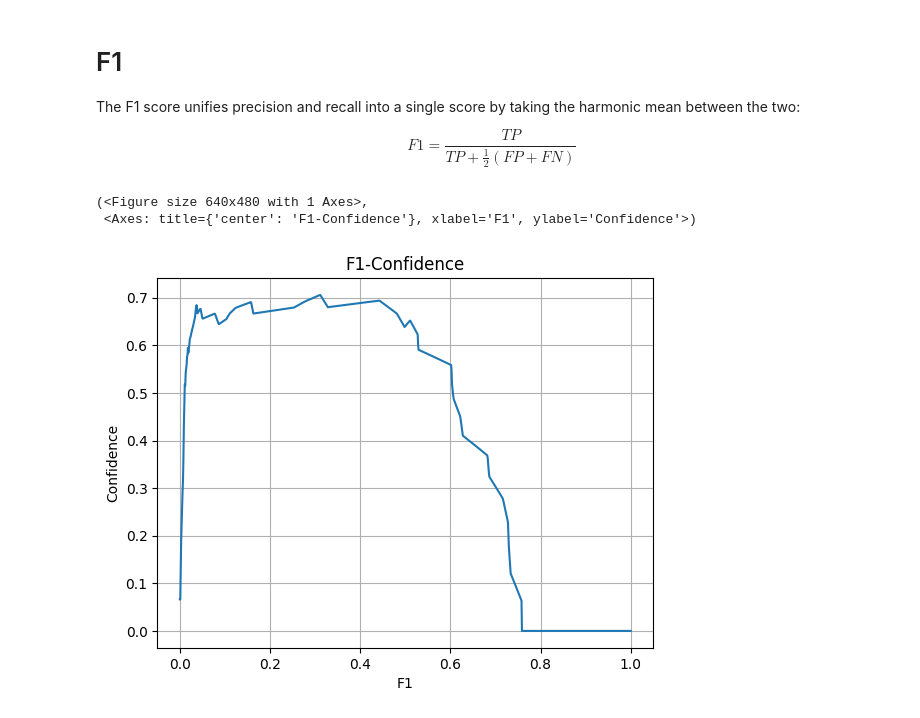
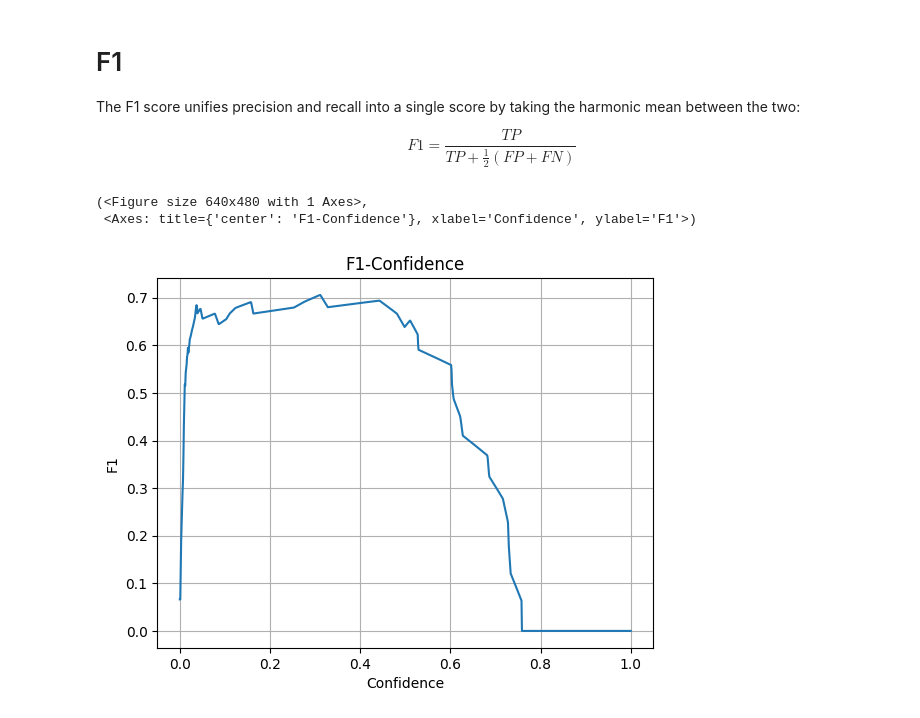
Before and after one commit to aml-2023/final-project, a Jupyter notebook: metrics.ipynb, the cells around one changed output. Drawn from its saved outputs; the diff is of its cells as text; code cells hidden in the pictures.

Commit message:
yolo * fix F1 score plot

```diff
--- a/metrics.ipynb
+++ b/metrics.ipynb
@@ -268,8 +268,8 @@ $$
 F1 = \frac{TP}{TP + \frac{1}{2}(FP + FN)}
 $$
 # %%
-plot_metric(np.linspace(0, 1, len(metrics.box.f1_curve.T)), metrics.box.f1_curve.T, "F1", "Confidence", "F1-Confidence")
+plot_metric(np.linspace(0, 1, len(metrics.box.f1_curve.T)), metrics.box.f1_curve.T, "Confidence", "F1", "F1-Confidence")
 # %% [output]
 (<Figure size 640x480 with 1 Axes>,
- <Axes: title={'center': 'F1-Confidence'}, xlabel='F1', ylabel='Confidence'>)
+ <Axes: title={'center': 'F1-Confidence'}, xlabel='Confidence', ylabel='F1'>)
-[figure, old version]
+[figure, new version]
```
